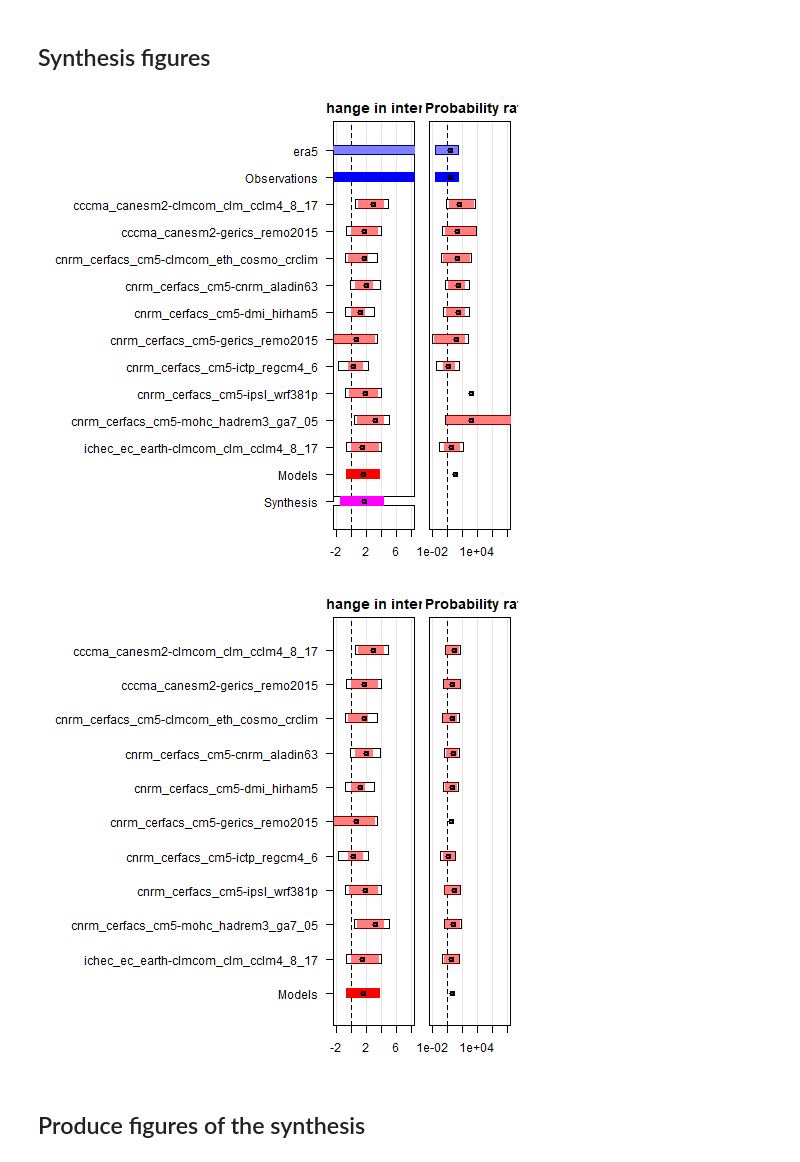
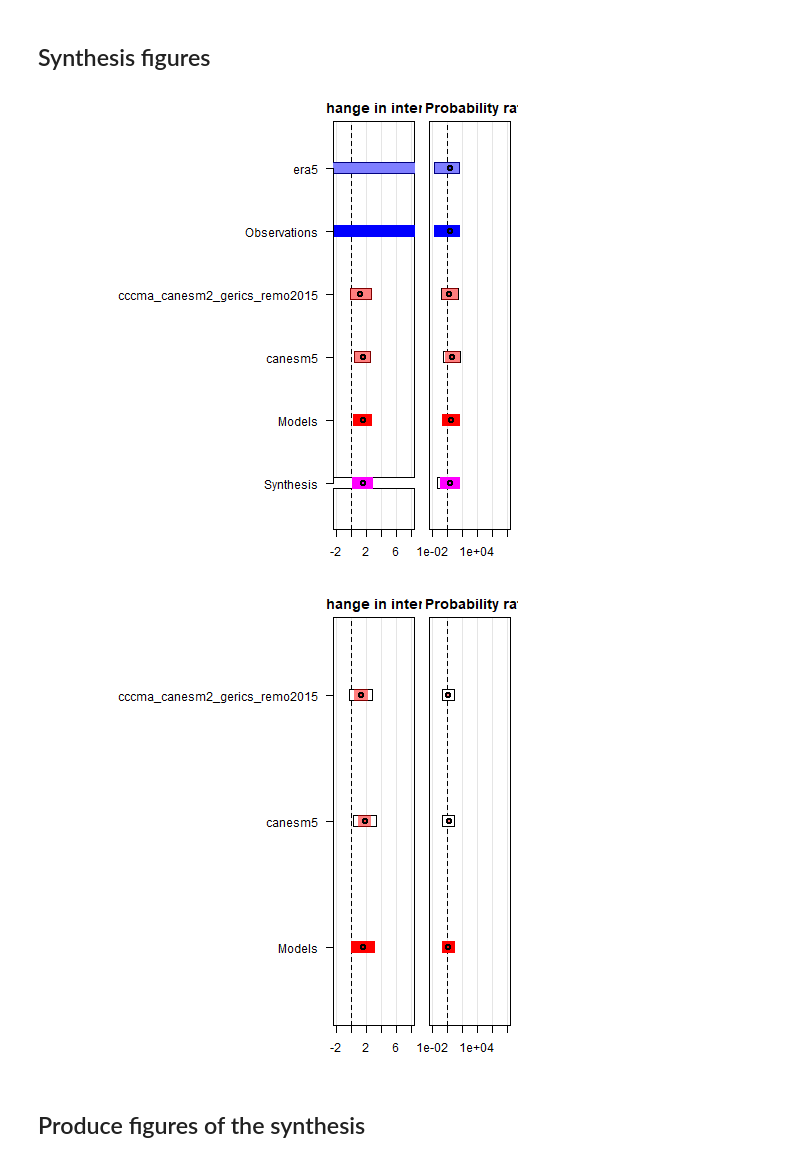
Before and after one commit to maris-development/c3s-451, a Jupyter notebook: testing_notebooks/C3S_Synthesis.ipynb, the cells around one changed output. Drawn from its saved outputs; the diff is of its cells as text; code cells hidden in the pictures.

Commit message:
Analogues notebook removed debug cells. Synthesis notebook wip.

```diff
--- a/testing_notebooks/C3S_Synthesis.ipynb
+++ b/testing_notebooks/C3S_Synthesis.ipynb
@@ -49,7 +37,7 @@ df_obs <- read.csv(observations_path, row.names = "X")
 # %%
 %%R
 
-models_path = file.path(your_save_directory, "res-models_cordex.csv")
+models_path = file.path(your_save_directory, "res-models-Future-2.6.csv")
 
 # load the climate model results
 df_models <- read.csv(models_path, row.names = "X")
@@ -69,2 +60,9 @@ df_models <- read.csv(models_path, row.names = "X")
+# %%
+%%R
+# Maybe change the name for this column
+
+df_models$Include <- as.logical(df_models$Include)
+# Only models with Include == TRUE
+df_models <- filter_models(df_models, "true")
 # %%
 %%R
@@ -104,17 +104,28 @@ write.csv(synth_dI_proj$df, file.path(your_save_directory, "synth_dI_proj.csv"))
 write.csv(synth_PR_proj$df, file.path(your_save_directory, "synth_PR_proj.csv"))
 # %% [markdown]
 ## Synthesis figures
+# %%
+%%R
+prep_rc = c(1, 2)
+prep_h = 5
+prep_w = 5
+prep_res = 200
+prep_pch = 20
+prep_oma = c(0, 20, 0, 0)
+prep_mar = c(3, .5, 2, .5)
 # %%
 %%R
 # put two figures next to each other
-prep_window(c(1,2),
-            h = 5,                    # height of the figure (ins)
-            w = 5,                    # width of each panel (ins)
-            oma = c(0,20,0,0),        # increase second number until model names fit in margin
-            mar = c(3,0.5,2,0.5))     # shouldn't need to be changed
+prep_window(prep_rc,
+            h = prep_h,         # height of the figure (ins)
+            w = prep_w,         # width of each panel (ins)
+            res = prep_res,
+            pch = prep_pch,
+            oma = prep_oma,     # increase second number until model names fit in margin
+            mar = prep_mar)     # shouldn't need to be changed
 
 # set the x-axis (xlim) so that both the past & future changes use the same scaling
-plot_synthesis(synth_dI_attr, add_space = F, main = "(a) Change in intensity", xlim = c(-2,8))
-plot_synthesis(synth_PR_attr, add_space = F, hide_labels = T, main = "(b) Probability ratio", xlim = c(1e-2, 1e8))
+plot_synthesis(synth_dI_attr, lwd=12, add_space = F, main = "(a) Change in intensity", xlim = c(-2,8))
+plot_synthesis(synth_PR_attr, lwd=12, add_space = F, hide_labels = T, main = "(b) Probability ratio", xlim = c(1e-2, 1e8))
 # %% [output]
-[figure, old version]
+[figure, new version]
@@ -121,16 +141,18 @@ plot_synthesis(synth_PR_attr, add_space = F, hide_labels = T, main = "(b) Probab
 # %%
 %%R
-prep_window(c(1,2),
-            h = 3,                    # height of the figure (ins)
-            w = 5,                    # width of each panel (ins)
-            oma = c(0,20,0,0),        # increase second number until model names fit in margin
-            mar = c(3,0.5,2,0.5))     # shouldn't need to be changed
+prep_window(prep_rc,
+            h = prep_h,         # height of the figure (ins)
+            w = prep_w,         # width of each panel (ins)
+            res = prep_res,
+            pch = prep_pch,
+            oma = prep_oma,     # increase second number until model names fit in margin
+            mar = prep_mar)     # shouldn't need to be changed
 
 # set the x-axis (xlim) so that both the past & future changes use the same scaling
-plot_synthesis(synth_dI_proj, add_space = F, main = "(a) Change in intensity", xlim = c(-2,8))
-plot_synthesis(synth_PR_proj, add_space = F, hide_labels = T, main = "(b) Probability ratio", xlim = c(1e-2, 1e8))
+plot_synthesis(synth_dI_proj, lwd=12, add_space = F, main = "(a) Change in intensity", xlim = c(-2,8))
+plot_synthesis(synth_PR_proj, lwd=12, add_space = F, hide_labels = T, main = "(b) Probability ratio", xlim = c(1e-2, 1e8))
 # %% [output]
-[figure, old version]
+[figure, new version]
 # %% [markdown]
 ## Produce figures of the synthesis
 # %%
```
Also changed, not shown: parts of 5 cells of this notebook, 1 other file.
